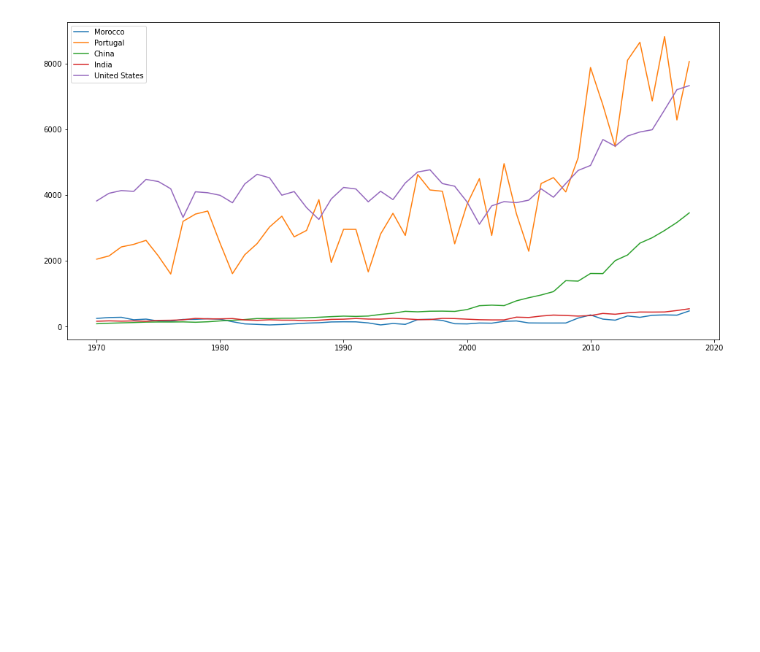
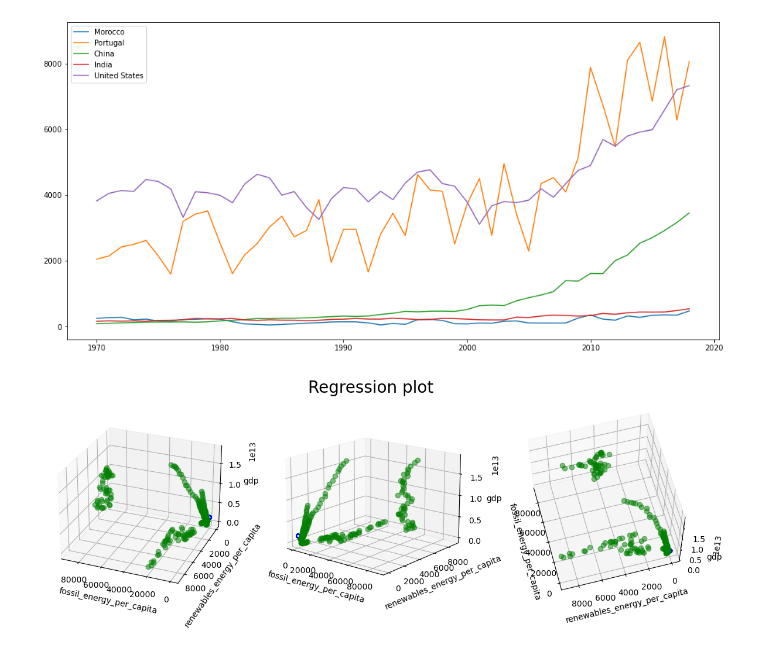
Before and after one commit to simibi28/itp_gp_2022, a Jupyter notebook: itp_groupproject.ipynb, the cells around one changed output. Saved outputs shown, nothing was run; the diff lists cells and outputs as text; code cells hidden in the pictures; blank space fills up the shorter version.

```diff
--- a/itp_groupproject.ipynb
+++ b/itp_groupproject.ipynb
@@ -47,15 +48,17 @@ class Energy:
                 plt.legend(countries)
 
     def ols_analysis(self):
-        y=self.data["gdp"]
+        Y=self.data["gdp"]
         X=self.data[["fossil_energy_per_capita","renewables_energy_per_capita"]]
-        regressor = OLS(y, X).fit()
+        regressor = OLS(Y, X).fit()
         print(regressor.summary())
 
     def arima_forecast(self, countries:list, type:str):
         plt.figure(figsize=(16,8))
+        legend = []
         for c in countries:
             if type=="fossil":
+                legend.extend([c, f"Predicted for {c}"])
                 best_consumption = auto_arima(self.data[self.data["country"]==c].fossil_energy_per_capita,
                                             start_p=1,
                                             start_q=1,
@@ -74,9 +77,10 @@ class Energy:
 
                 plt.plot(self.data[self.data["country"]==c].fossil_energy_per_capita)
                 plt.plot(pd.Series(pred, index=[t for t in range(2018,2028)]))
-                plt.legend(countries)
+                plt.legend(legend)
 
             if type=="renewables":
+                legend.extend([c, f"Predicted for {c}"])
                 best_consumption = auto_arima(self.data[self.data["country"]==c].renewables_energy_per_capita,
                                             start_p=1,
                                             start_q=1,
@@ -95,9 +99,10 @@ class Energy:
 
                 plt.plot(self.data[self.data["country"]==c].renewables_energy_per_capita)
                 plt.plot(pd.Series(pred, index=[t for t in range(2018,2028)]))
-                plt.legend(countries)
+                plt.legend(legend)
 
             if type=="gdp":
+                legend.extend([c, f"Predicted for {c}"])
                 best_consumption = auto_arima(self.data[self.data["country"]==c].gdp,
                                             start_p=1,
                                             start_q=1,
@@ -116,7 +121,7 @@ class Energy:
 
                 plt.plot(self.data[self.data["country"]==c].gdp)
                 plt.plot(pd.Series(pred, index=[t for t in range(2018,2028)]))
-                plt.legend(countries)
+                plt.legend(legend)
 # %%
 analysis = Energy()
 # %%
@@ -136,3 +152,54 @@ analysis.filter_countries(["Morocco","Portugal","China","India","United States"]
 analysis.plots("renewables", countries=["Morocco","Portugal","China","India","United States"])
 # %% [output]
 [figure]
+# %%
+from sklearn.linear_model import LinearRegression
+Y=analysis.data["gdp"].values
+X=analysis.data[["fossil_energy_per_capita","renewables_energy_per_capita"]].values.reshape(-1,2)
+
+x = X[:, 0]
+y = X[:, 1]
+z = Y
+
+x_pred = np.linspace(6, 24, 30)
+y_pred = np.linspace(0.93, 2.9, 30)
+xx_pred, yy_pred = np.meshgrid(x_pred, y_pred)
+model_viz = np.array([xx_pred.flatten(), yy_pred.flatten()]).T
+
+
+ols = LinearRegression()
+model = ols.fit(X, Y)
+predicted = model.predict(model_viz)
+
+
+r2 = model.score(X, Y)
+
+plt.style.use('default')
+
+fig = plt.figure(figsize=(12, 4))
+
+ax1 = fig.add_subplot(131, projection='3d')
+ax2 = fig.add_subplot(132, projection='3d')
+ax3 = fig.add_subplot(133, projection='3d')
+
+axes = [ax1, ax2, ax3]
+
+for ax in axes:
+    ax.plot(x, y, z, color='green', zorder=15, linestyle='none', marker='o', alpha=0.5)
+    ax.scatter(xx_pred.flatten(), yy_pred.flatten(), predicted, facecolor=(0,0,0,0), s=20, edgecolor='blue')
+    ax.set_xlabel('fossil_energy_per_capita', fontsize=10)
+    ax.set_ylabel('renewables_energy_per_capita', fontsize=10)
+    ax.set_zlabel('gdp', fontsize=10)
+    ax.locator_params(nbins=4, axis='x')
+    ax.locator_params(nbins=5, axis='x')
+
+
+ax1.view_init(elev=27, azim=112)
+ax2.view_init(elev=16, azim=-51)
+ax3.view_init(elev=60, azim=165)
+
+fig.suptitle("Regression plot", fontsize=20)
+
+fig.tight_layout()
+# %% [output]
+[figure, added]
```
Also changed, not shown: parts of 6 cells of this notebook.
